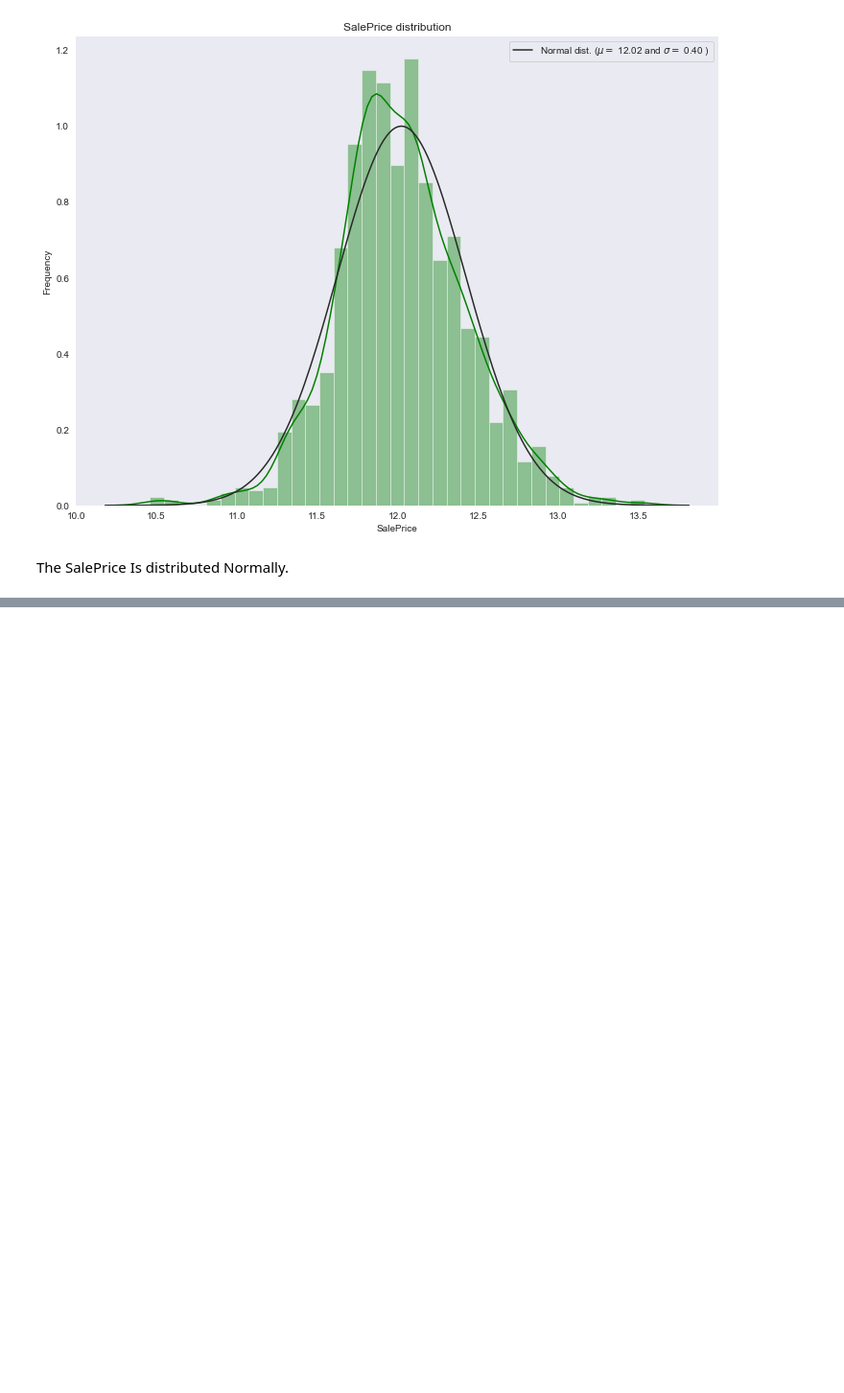
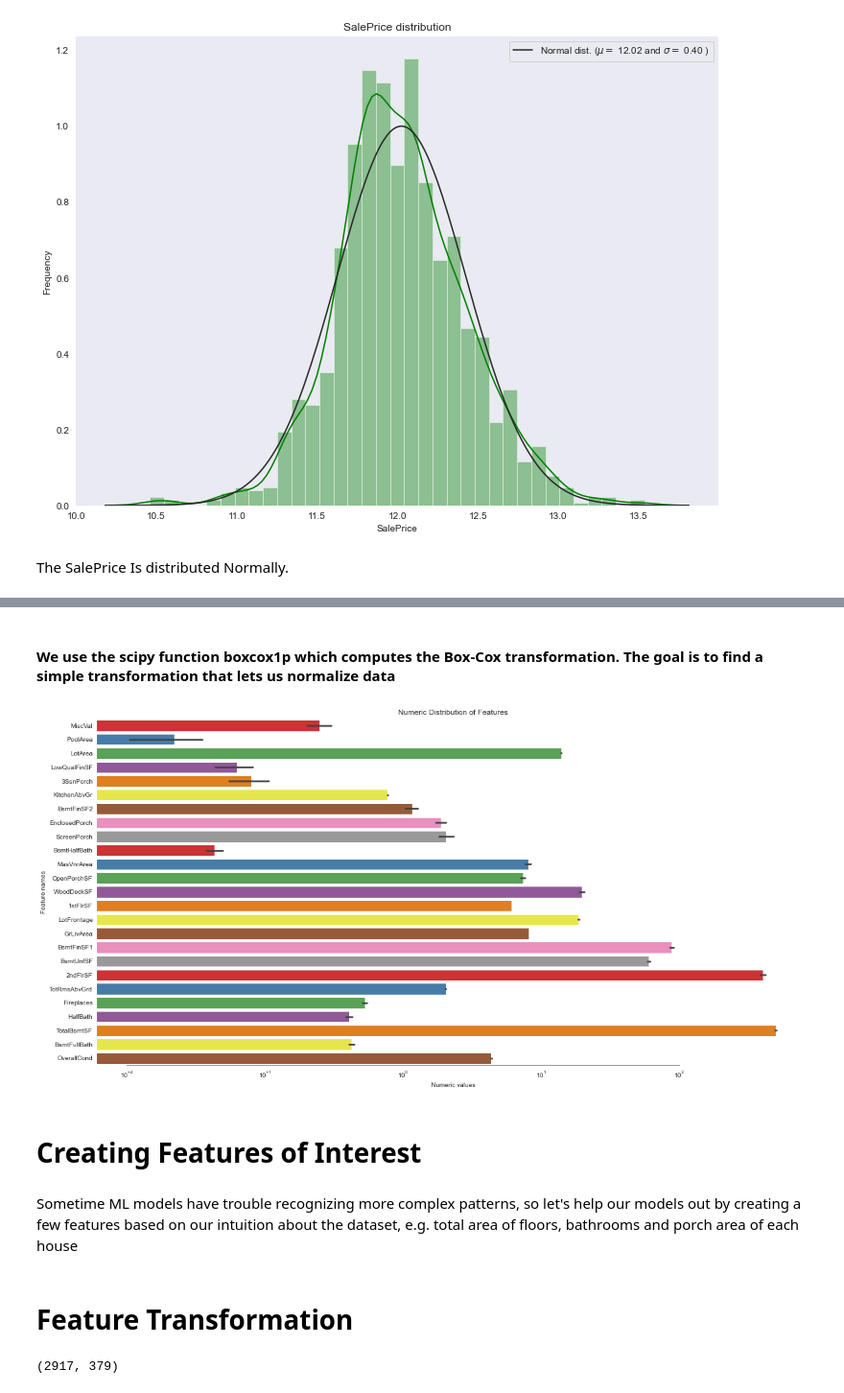
Before and after one commit to nandan1612/Kaggle_AdvanceRegression, a Jupyter notebook: advreg.ipynb, the cells around one changed output, grey strips where cells are left out. Shown at 96% size. Cells and saved outputs as stored; diff of their text form; code cells hidden in the pictures; blank space fills up the shorter version.

```diff
--- a/advreg.ipynb
+++ b/advreg.ipynb
@@ -303,0 +564,10 @@ The SalePrice Is distributed Normally.
+# %%
+# Find skewed numerical features
+skew_features = all_features[numeric].apply(lambda x: skew(x)).sort_values(ascending=False)
+
+high_skew = skew_features[skew_features > 0.5]
+skew_index = high_skew.index
+
+print("There are {} numerical features with Skew > 0.5 :".format(high_skew.shape[0]))
+skewness = pd.DataFrame({'Skew' :high_skew})
+skew_features.head(10)
@@ -303,0 +587,2 @@ The SalePrice Is distributed Normally.
+# %% [markdown]
+#### We use the scipy function boxcox1p which computes the Box-Cox transformation. The goal is to find a simple transformation that lets us normalize data
@@ -303,0 +601,17 @@ The SalePrice Is distributed Normally.
+# %%
+# Let's make sure we handled all the skewed values
+sns.set_style("white")
+f, ax = plt.subplots(figsize=(20, 10))
+ax.set_xscale("log")
+ax = sns.barplot(data=hp[skew_index] , orient="h", palette="Set1")
+ax.xaxis.grid(False)
+ax.set(ylabel="Feature names")
+ax.set(xlabel="Numeric values")
+ax.set(title="Numeric Distribution of Features")
+sns.despine(trim=True, left=True)
+# %% [output]
+[figure, added]
+# %% [markdown]
+# Creating Features of Interest
+# %% [markdown]
+Sometime ML models have trouble recognizing more complex patterns, so let's help our models out by creating a few features based on our intuition about the dataset, e.g. total area of floors, bathrooms and porch area of each house
@@ -303,0 +651,2 @@ The SalePrice Is distributed Normally.
+# %% [markdown]
+# Feature Transformation
@@ -303,0 +682,5 @@ The SalePrice Is distributed Normally.
+# %%
+hp = pd.get_dummies(hp).reset_index(drop=True)
+hp.shape
+# %% [output]
+(2917, 379)
```
Also changed, not shown: parts of 26 cells of this notebook.
